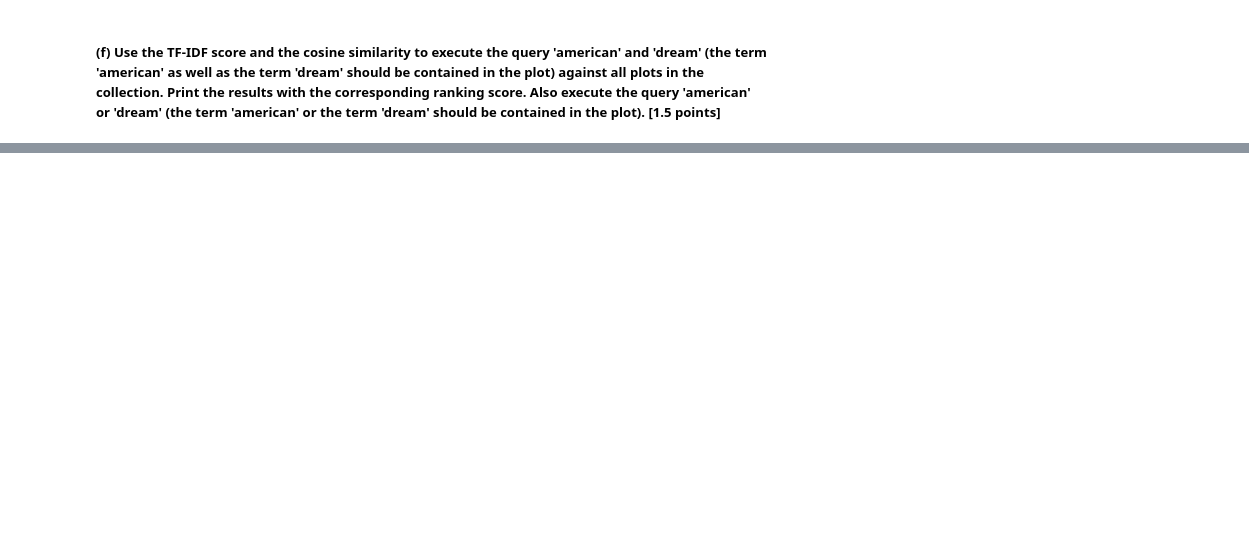
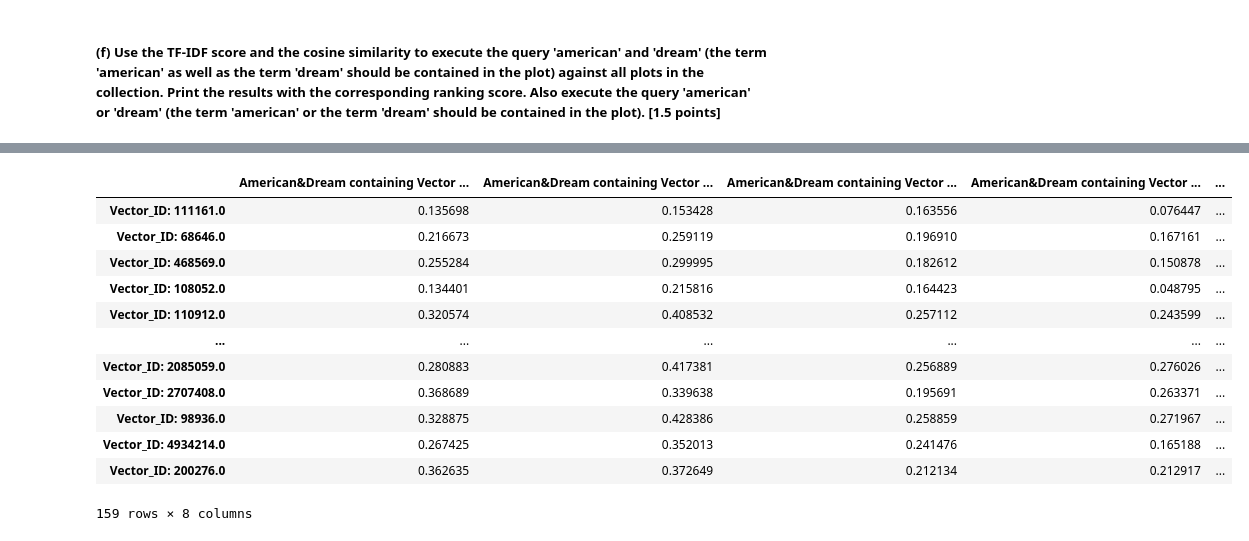
Before and after one commit to Sunkarr/ZHAW, a Jupyter notebook: Semester 2/Data Engineering 1/W5&W6/GradedLab01.ipynb, the cells around one changed output, grey strips where cells are left out. Drawn from its saved outputs; the diff is of its cells as text; code cells hidden in the pictures; blank space fills up the shorter version.

```diff
--- a/Semester 2/Data Engineering 1/W5&W6/GradedLab01.ipynb
+++ b/Semester 2/Data Engineering 1/W5&W6/GradedLab01.ipynb
@@ -175,0 +523,43 @@ FileNotFoundError: [Errno 2] No such file or directory: 'imdb2.csv'
+# %%
+"""
+Cosine Similarity :
+calculation and output
+"""
+from scipy import spatial
+american_dream_vectors = plot_vectors[plot_vectors["Movie_ID"].isin(df_dream_american["Movie_IDs"])]
+non_american_dream_vectors = plot_vectors[~plot_vectors["Movie_ID"].isin(df_dream_american["Movie_IDs"])]
+
+data = []  # Initialize an empty list to store the similarity data
+for vector_american_dream in american_dream_vectors["Terms"]:
+    inner_data = []  # Initialize an empty list to store inner similarity data
+
+    # Iterate over the vectors in "Terms" from non_american_dream_vectors
+    for vector_selection in non_american_dream_vectors["Terms"]:
+        # Calculate the cosine similarity between the current pair of vectors
+        sim = 1 - spatial.distance.cosine(vector_american_dream, vector_selection)
+        inner_data.append(sim)  # Append the similarity score to the inner_data list
+
+    data.append(inner_data)  # Append the inner_data list to the final data list
+
+# Create a DataFrame from the similarity data
+df_cosine_sim = pd.DataFrame(data, index=[f'American&Dream containing Vector ID: {i}' for i in american_dream_vectors["Movie_ID"]], columns=[f'Vector_ID: {i}' for i in non_american_dream_vectors["Movie_ID"]])
+
+# Transpose the DataFrame
+df_cosine_sim = df_cosine_sim.T
+
+# Display the resulting DataFrame
+df_cosine_sim
+# %% [output]
+|  | American&Dream containing Vector ... | American&Dream containing Vector ... | American&Dream containing Vector ... | American&Dream containing Vector ... | ... |
+| Vector_ID: 111161.0 | 0.135698 | 0.153428 | 0.163556 | 0.076447 | ... |
+| Vector_ID: 68646.0 | 0.216673 | 0.259119 | 0.196910 | 0.167161 | ... |
+| Vector_ID: 468569.0 | 0.255284 | 0.299995 | 0.182612 | 0.150878 | ... |
+| Vector_ID: 108052.0 | 0.134401 | 0.215816 | 0.164423 | 0.048795 | ... |
+| Vector_ID: 110912.0 | 0.320574 | 0.408532 | 0.257112 | 0.243599 | ... |
+| ... | ... | ... | ... | ... | ... |
+| Vector_ID: 2085059.0 | 0.280883 | 0.417381 | 0.256889 | 0.276026 | ... |
+| Vector_ID: 2707408.0 | 0.368689 | 0.339638 | 0.195691 | 0.263371 | ... |
+| Vector_ID: 98936.0 | 0.328875 | 0.428386 | 0.258859 | 0.271967 | ... |
+| Vector_ID: 4934214.0 | 0.267425 | 0.352013 | 0.241476 | 0.165188 | ... |
+| Vector_ID: 200276.0 | 0.362635 | 0.372649 | 0.212134 | 0.212917 | ... |
+159 rows × 8 columns
```
Also changed, not shown: parts of 21 cells of this notebook, 4 other files.
